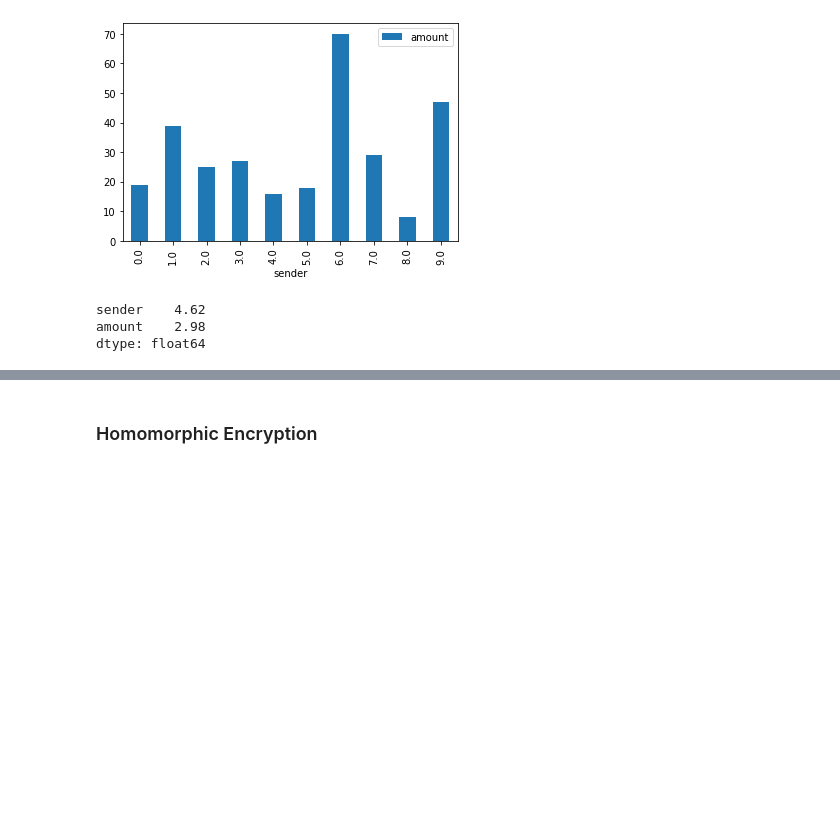
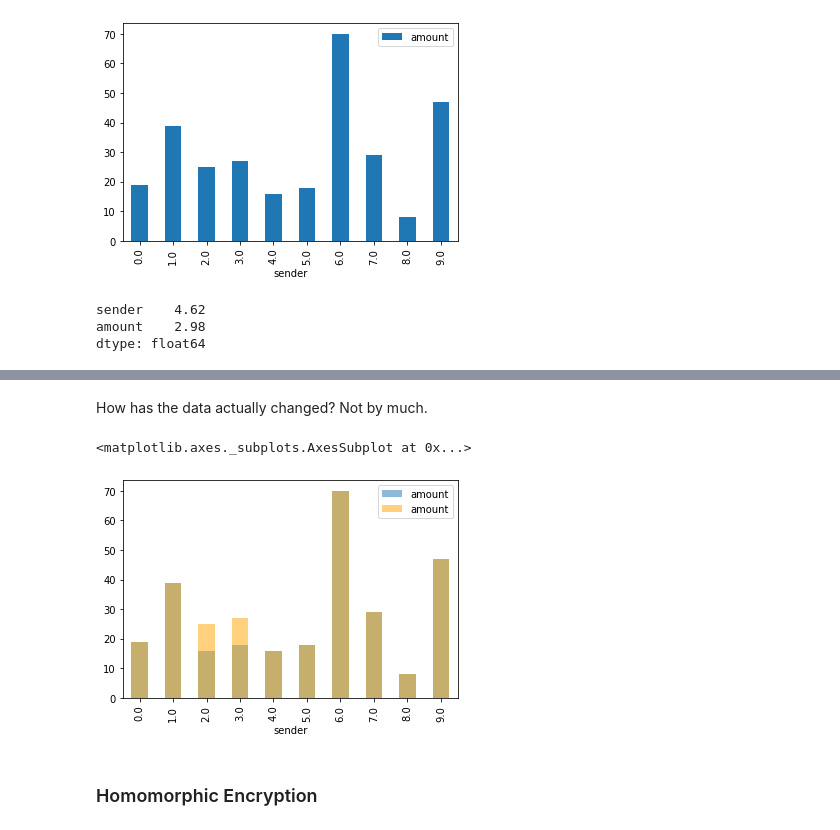
Before and after one commit to HanSeoulOh/mathproblems, a Jupyter notebook: privacyMath.ipynb, the cells around one changed output, grey strips where cells are left out. Saved outputs shown, nothing was run; the diff lists cells and outputs as text; code cells hidden in the pictures; blank space fills up the shorter version.

```diff
--- a/privacyMath.ipynb
+++ b/privacyMath.ipynb
@@ -161,3 +161,16 @@ array([<matplotlib.axes._subplots.AxesSubplot object at 0x...>],
+# %% [markdown]
+How has the data actually changed? Not by much.
+# %%
+fig = plt.figure()
+
+# Divide the figure into a 1x2 grid, and give me the first section
+ax1 = fig.add_subplot(111)
+
+df.groupby('sender').sum().plot.bar(ax = ax1, alpha = 0.5)
+ndf.groupby('sender').sum().plot.bar(ax = ax1, color = 'orange', alpha = 0.5)
+# %% [output]
+<matplotlib.axes._subplots.AxesSubplot at 0x...>
+[figure, added]
 # %% [markdown]
 ### Homomorphic Encryption
 # %% [markdown]
```
Also changed, not shown: parts of 1 cell of this notebook.
